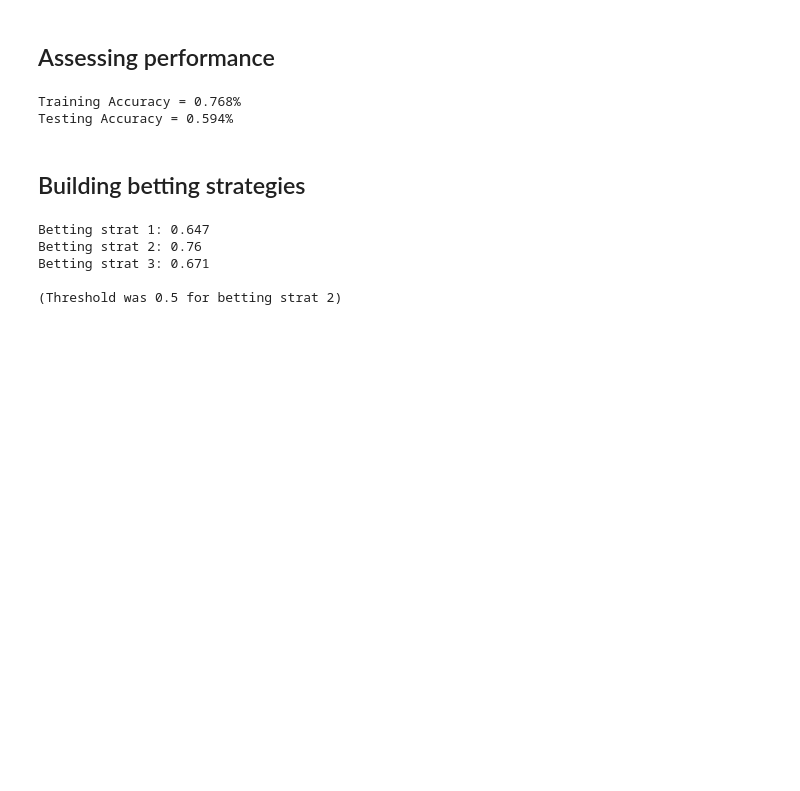
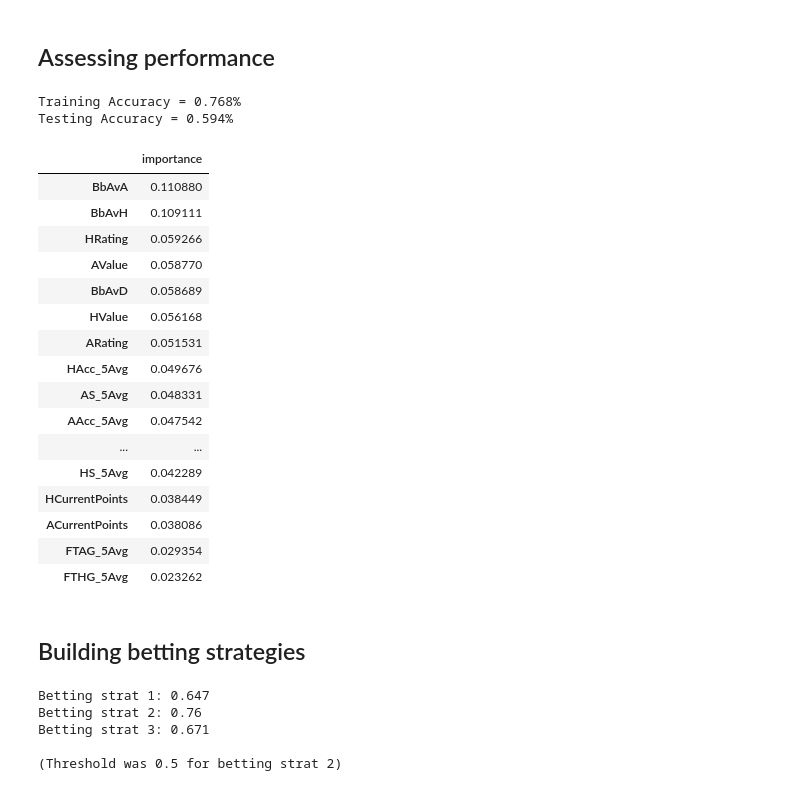
Before and after one commit to fborrasumh/b8131-fall19-soccerpreds, a Jupyter notebook: notebooks/main_models.ipynb, the cells around one changed output. Saved outputs shown, nothing was run; the diff lists cells and outputs as text; code cells hidden in the pictures; blank space fills up the shorter version.

```diff
--- a/notebooks/main_models.ipynb
+++ b/notebooks/main_models.ipynb
@@ -90,6 +90,30 @@ evaluate(best_rf, df_train_x, df_train_y, df_test_x, df_test_y)
 # %% [output]
 Training Accuracy = 0.768%
 Testing Accuracy = 0.594%
+# %%
+# Getting importance score of each feature
+
+imp = pd.DataFrame(best_rf.feature_importances_, index = df_test_x.columns,
+                   columns=['importance']).sort_values('importance', ascending=False)
+imp
+# %% [output]
+|  | importance |
+| BbAvA | 0.110880 |
+| BbAvH | 0.109111 |
+| HRating | 0.059266 |
+| AValue | 0.058770 |
+| BbAvD | 0.058689 |
+| HValue | 0.056168 |
+| ARating | 0.051531 |
+| HAcc_5Avg | 0.049676 |
+| AS_5Avg | 0.048331 |
+| AAcc_5Avg | 0.047542 |
+| ... | ... |
+| HS_5Avg | 0.042289 |
+| HCurrentPoints | 0.038449 |
+| ACurrentPoints | 0.038086 |
+| FTAG_5Avg | 0.029354 |
+| FTHG_5Avg | 0.023262 |
 # %%
 # pickle.dump(best_rf, open(model_file, 'wb'))
 df_test_pred = join_pred_on_data(best_rf, df_test)
```
Also changed, not shown: 1 other file.
